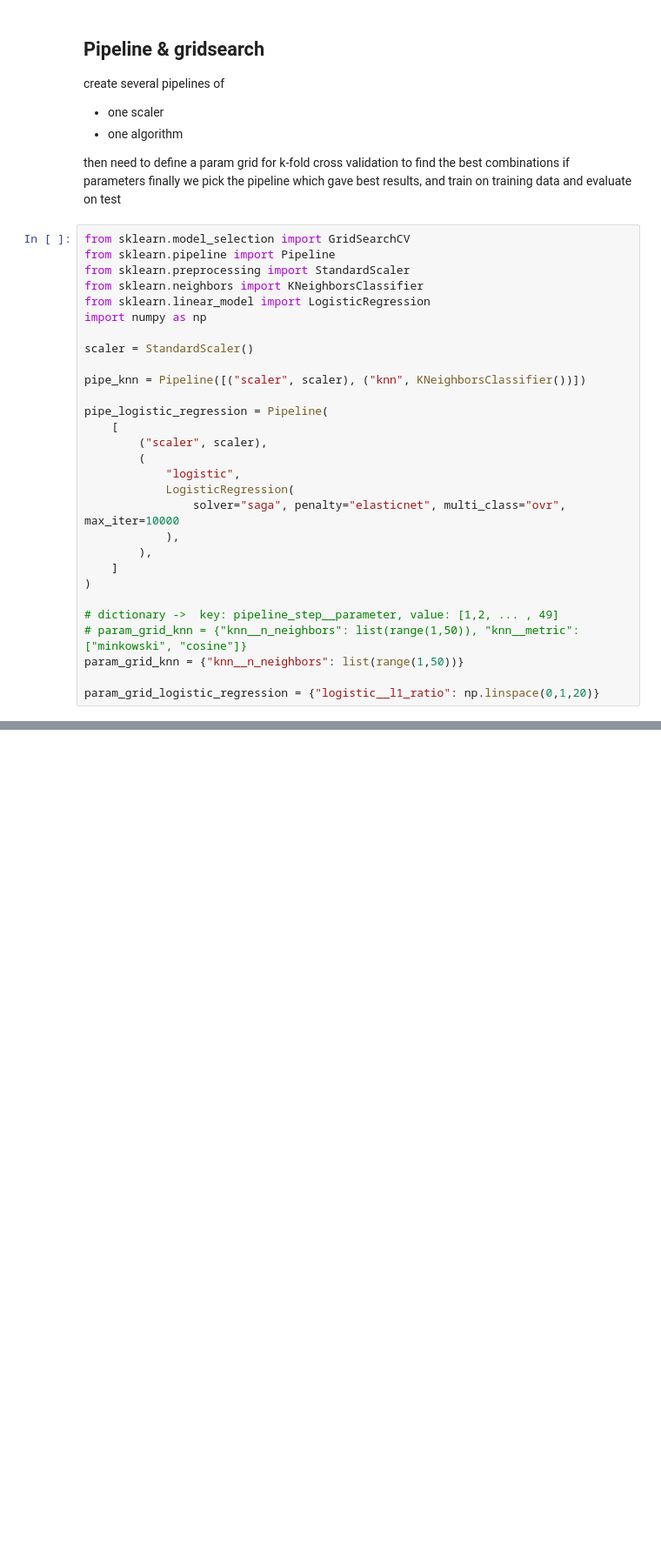
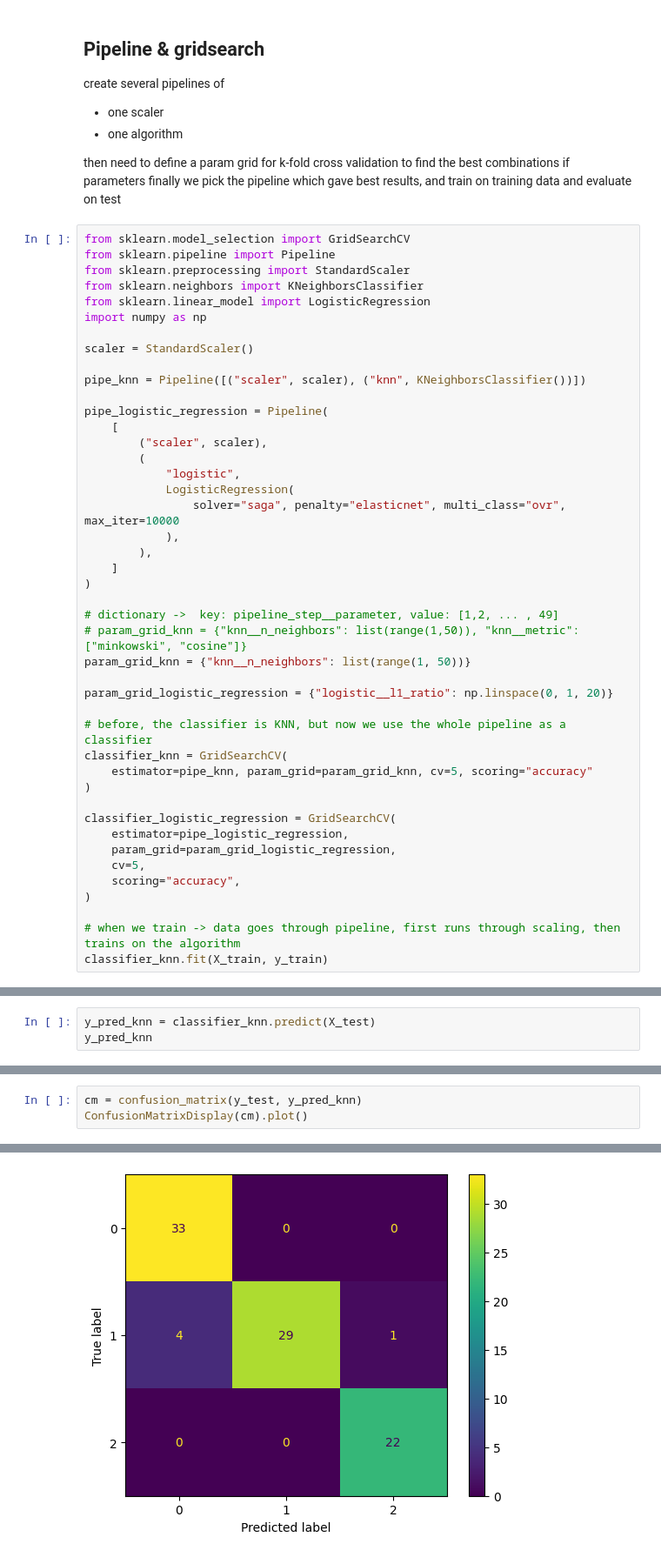
Before and after one commit to samiguru/AI-Samir-Ibrahim-OPA23, a Jupyter notebook: code_alongs/Lec06_gridsearch.ipynb, the cells around one changed output, grey strips where cells are left out. Shown at 87% size. Cells and saved outputs as stored; diff of their text form; blank space fills up the shorter version.

```diff
--- a/code_alongs/Lec06_gridsearch.ipynb
+++ b/code_alongs/Lec06_gridsearch.ipynb
@@ -76,6 +76,21 @@ pipe_logistic_regression = Pipeline(
 
 # dictionary ->  key: pipeline_step__parameter, value: [1,2, ... , 49]
 # param_grid_knn = {"knn__n_neighbors": list(range(1,50)), "knn__metric": ["minkowski", "cosine"]}
-param_grid_knn = {"knn__n_neighbors": list(range(1,50))}
+param_grid_knn = {"knn__n_neighbors": list(range(1, 50))}
 
-param_grid_logistic_regression = {"logistic__l1_ratio": np.linspace(0,1,20)}
+param_grid_logistic_regression = {"logistic__l1_ratio": np.linspace(0, 1, 20)}
+
+# before, the classifier is KNN, but now we use the whole pipeline as a classifier
+classifier_knn = GridSearchCV(
+    estimator=pipe_knn, param_grid=param_grid_knn, cv=5, scoring="accuracy"
+)
+
+classifier_logistic_regression = GridSearchCV(
+    estimator=pipe_logistic_regression,
+    param_grid=param_grid_logistic_regression,
+    cv=5,
+    scoring="accuracy",
+)
+
+# when we train -> data goes through pipeline, first runs through scaling, then trains on the algorithm
+classifier_knn.fit(X_train, y_train)
@@ -81,0 +162,3 @@ param_grid_logistic_regression = {"logistic__l1_ratio": np.linspace(0,1,20)}
+# %%
+y_pred_knn = classifier_knn.predict(X_test)
+y_pred_knn
@@ -81,0 +204,4 @@ param_grid_logistic_regression = {"logistic__l1_ratio": np.linspace(0,1,20)}
+# %%
+cm = confusion_matrix(y_test, y_pred_knn)
+ConfusionMatrixDisplay(cm).plot()
+# %% [output]
@@ -81,0 +209 @@ param_grid_logistic_regression = {"logistic__l1_ratio": np.linspace(0,1,20)}
+[figure, added]
```
Also changed, not shown: parts of 14 cells of this notebook.
